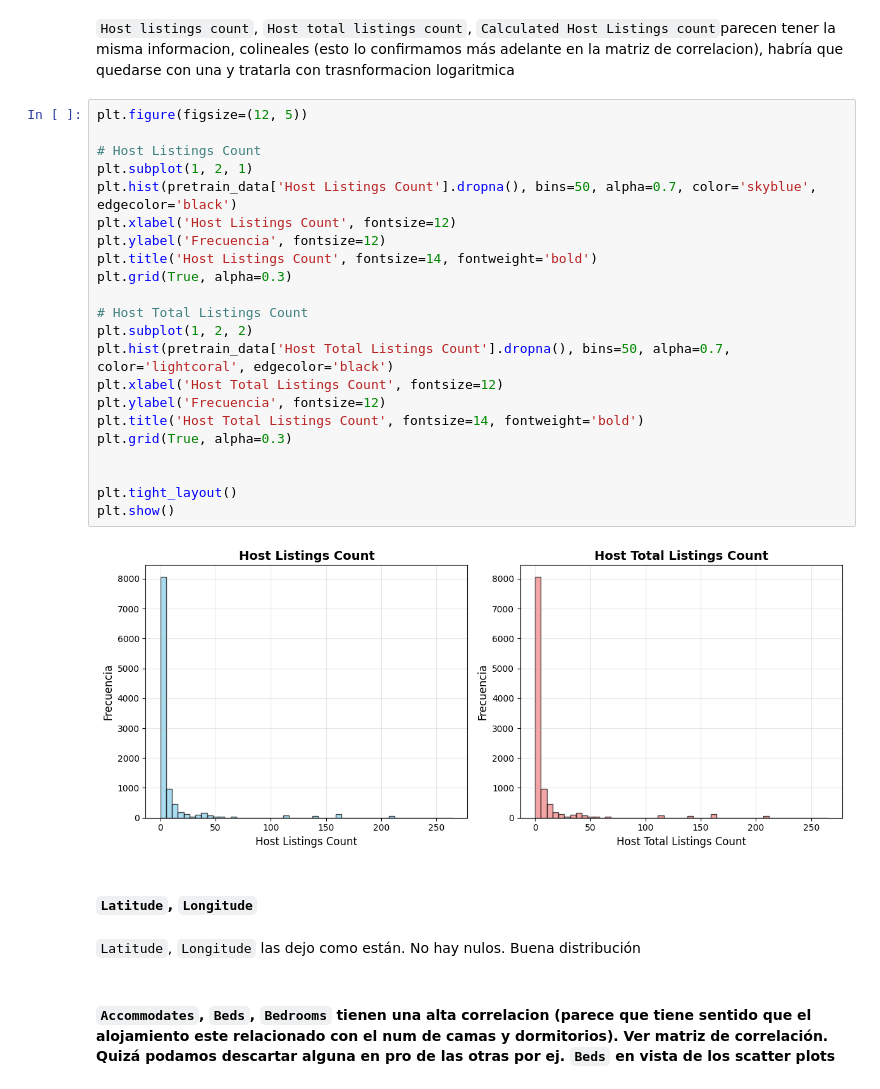
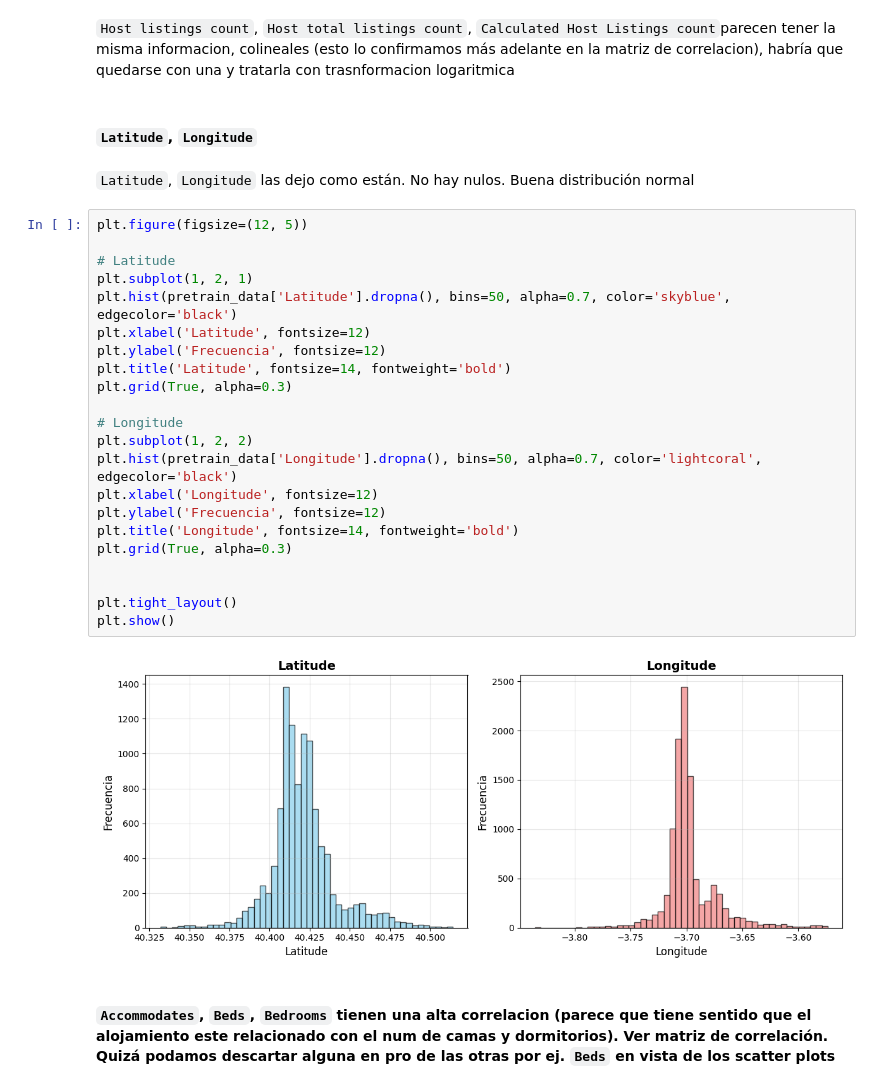
Before and after one commit to mariaeugenia-alvarez/hands-on-coding-machine-learning-project, a Jupyter notebook: ml-airbnb.ipynb, the cells around one changed output. Drawn from its saved outputs; the diff is of its cells as text.

```diff
--- a/ml-airbnb.ipynb
+++ b/ml-airbnb.ipynb
@@ -269,34 +269,34 @@ Valore nulos en 'price' ANTES: 7
 #### `Listing Count`
 # %% [markdown]
 `Host listings count`, `Host total listings count`, `Calculated Host Listings count`parecen tener la misma informacion, colineales (esto lo confirmamos más adelante en la matriz de correlacion), habría que quedarse con una y tratarla con trasnformacion logaritmica
-# %%
-plt.figure(figsize=(12, 5))
-
-# Host Listings Count
-plt.subplot(1, 2, 1)
-plt.hist(pretrain_data['Host Listings Count'].dropna(), bins=50, alpha=0.7, color='skyblue', edgecolor='black')
-plt.xlabel('Host Listings Count', fontsize=12)
-plt.ylabel('Frecuencia', fontsize=12)
-plt.title('Host Listings Count', fontsize=14, fontweight='bold')
-plt.grid(True, alpha=0.3)
-
-# Host Total Listings Count
-plt.subplot(1, 2, 2)
-plt.hist(pretrain_data['Host Total Listings Count'].dropna(), bins=50, alpha=0.7, color='lightcoral', edgecolor='black')
-plt.xlabel('Host Total Listings Count', fontsize=12)
-plt.ylabel('Frecuencia', fontsize=12)
-plt.title('Host Total Listings Count', fontsize=14, fontweight='bold')
-plt.grid(True, alpha=0.3)
-
-
-plt.tight_layout()
-plt.show()
-# %% [output]
-[figure, old version]
 # %% [markdown]
 #### `Latitude`, `Longitude`
 # %% [markdown]
-`Latitude`, `Longitude` las dejo como están. No hay nulos. Buena distribución
+`Latitude`, `Longitude` las dejo como están. No hay nulos. Buena distribución normal
+# %%
+plt.figure(figsize=(12, 5))
+
+# Latitude
+plt.subplot(1, 2, 1)
+plt.hist(pretrain_data['Latitude'].dropna(), bins=50, alpha=0.7, color='skyblue', edgecolor='black')
+plt.xlabel('Latitude', fontsize=12)
+plt.ylabel('Frecuencia', fontsize=12)
+plt.title('Latitude', fontsize=14, fontweight='bold')
+plt.grid(True, alpha=0.3)
+
+# Longitude
+plt.subplot(1, 2, 2)
+plt.hist(pretrain_data['Longitude'].dropna(), bins=50, alpha=0.7, color='lightcoral', edgecolor='black')
+plt.xlabel('Longitude', fontsize=12)
+plt.ylabel('Frecuencia', fontsize=12)
+plt.title('Longitude', fontsize=14, fontweight='bold')
+plt.grid(True, alpha=0.3)
+
+
+plt.tight_layout()
+plt.show()
+# %% [output]
+[figure, new version]
 # %% [markdown]
 #### `Accommodates`, `Beds`, `Bedrooms` tienen una alta correlacion (parece que tiene sentido que el alojamiento este relacionado con el num de camas y dormitorios). Ver matriz de correlación. Quizá podamos descartar alguna en pro de las otras por ej. `Beds` en vista de los scatter plots
 # %%
```
Also changed, not shown: parts of 30 cells of this notebook.
